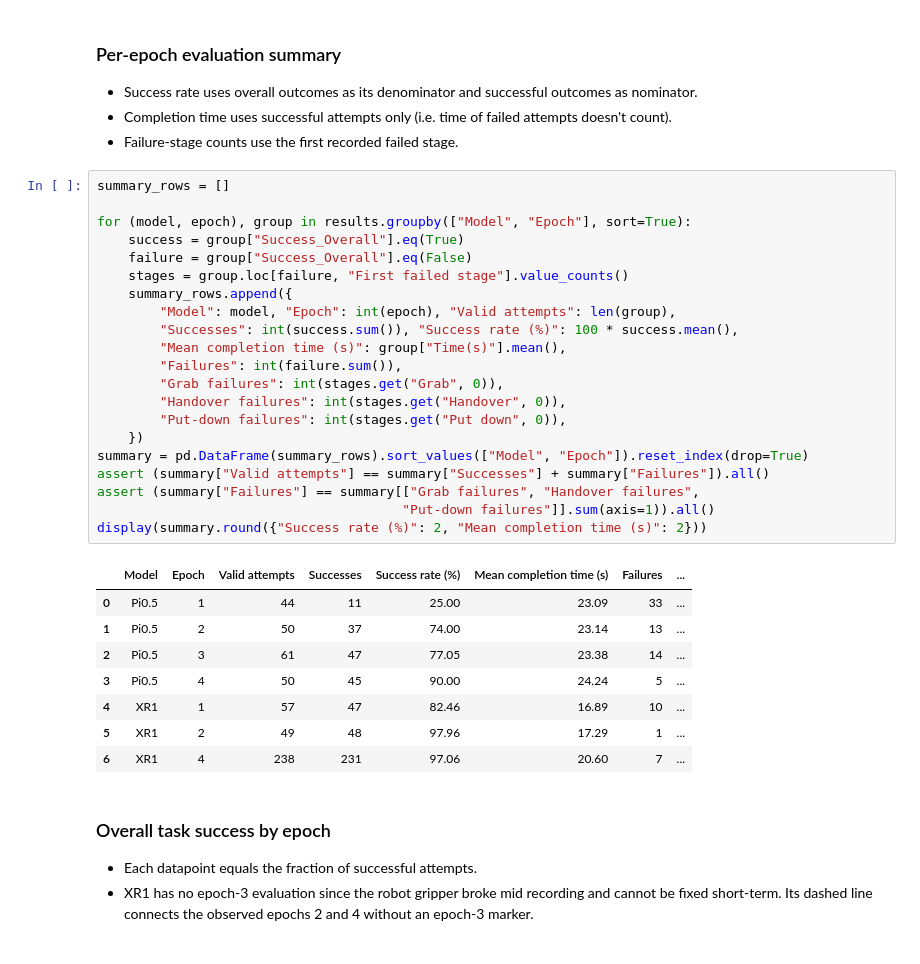
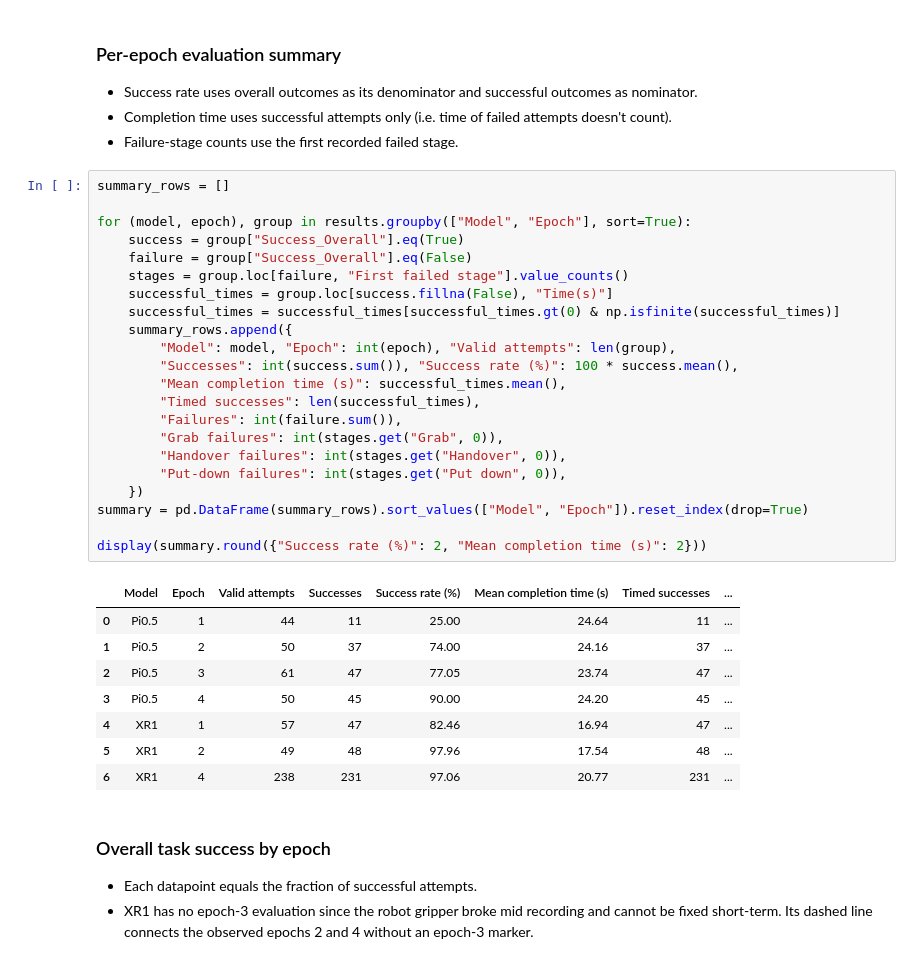
Before and after one commit to LeoFischbach/Pi05_vs_XR1, a Jupyter notebook: model_rollout/epoch_evaluation.ipynb, the cells around one changed output. Saved outputs shown, nothing was run; the diff lists cells and outputs as text.

```diff
--- a/model_rollout/epoch_evaluation.ipynb
+++ b/model_rollout/epoch_evaluation.ipynb
@@ -115,33 +115,34 @@ results.head()
 # %%
 summary_rows = []
 
 for (model, epoch), group in results.groupby(["Model", "Epoch"], sort=True):
     success = group["Success_Overall"].eq(True)
     failure = group["Success_Overall"].eq(False)
     stages = group.loc[failure, "First failed stage"].value_counts()
+    successful_times = group.loc[success.fillna(False), "Time(s)"]
+    successful_times = successful_times[successful_times.gt(0) & np.isfinite(successful_times)]
     summary_rows.append({
         "Model": model, "Epoch": int(epoch), "Valid attempts": len(group),
         "Successes": int(success.sum()), "Success rate (%)": 100 * success.mean(),
-        "Mean completion time (s)": group["Time(s)"].mean(),
+        "Mean completion time (s)": successful_times.mean(),
+        "Timed successes": len(successful_times),
         "Failures": int(failure.sum()),
         "Grab failures": int(stages.get("Grab", 0)),
         "Handover failures": int(stages.get("Handover", 0)),
         "Put-down failures": int(stages.get("Put down", 0)),
     })
 summary = pd.DataFrame(summary_rows).sort_values(["Model", "Epoch"]).reset_index(drop=True)
-assert (summary["Valid attempts"] == summary["Successes"] + summary["Failures"]).all()
-assert (summary["Failures"] == summary[["Grab failures", "Handover failures",
-                                       "Put-down failures"]].sum(axis=1)).all()
+
 display(summary.round({"Success rate (%)": 2, "Mean completion time (s)": 2}))
 # %% [output]
-|  | Model | Epoch | Valid attempts | Successes | Success rate (%) | Mean completion time (s) | Failures | ... |
-| 0 | Pi0.5 | 1 | 44 | 11 | 25.00 | 23.09 | 33 | ... |
-| 1 | Pi0.5 | 2 | 50 | 37 | 74.00 | 23.14 | 13 | ... |
-| 2 | Pi0.5 | 3 | 61 | 47 | 77.05 | 23.38 | 14 | ... |
-| 3 | Pi0.5 | 4 | 50 | 45 | 90.00 | 24.24 | 5 | ... |
-| 4 | XR1 | 1 | 57 | 47 | 82.46 | 16.89 | 10 | ... |
-| 5 | XR1 | 2 | 49 | 48 | 97.96 | 17.29 | 1 | ... |
-| 6 | XR1 | 4 | 238 | 231 | 97.06 | 20.60 | 7 | ... |
+|  | Model | Epoch | Valid attempts | Successes | Success rate (%) | Mean completion time (s) | Timed successes | ... |
+| 0 | Pi0.5 | 1 | 44 | 11 | 25.00 | 24.64 | 11 | ... |
+| 1 | Pi0.5 | 2 | 50 | 37 | 74.00 | 24.16 | 37 | ... |
+| 2 | Pi0.5 | 3 | 61 | 47 | 77.05 | 23.74 | 47 | ... |
+| 3 | Pi0.5 | 4 | 50 | 45 | 90.00 | 24.20 | 45 | ... |
+| 4 | XR1 | 1 | 57 | 47 | 82.46 | 16.94 | 47 | ... |
+| 5 | XR1 | 2 | 49 | 48 | 97.96 | 17.54 | 48 | ... |
+| 6 | XR1 | 4 | 238 | 231 | 97.06 | 20.77 | 231 | ... |
 # %% [markdown]
 ### Overall task success by epoch
 
```
Also changed, not shown: 13 other files.
